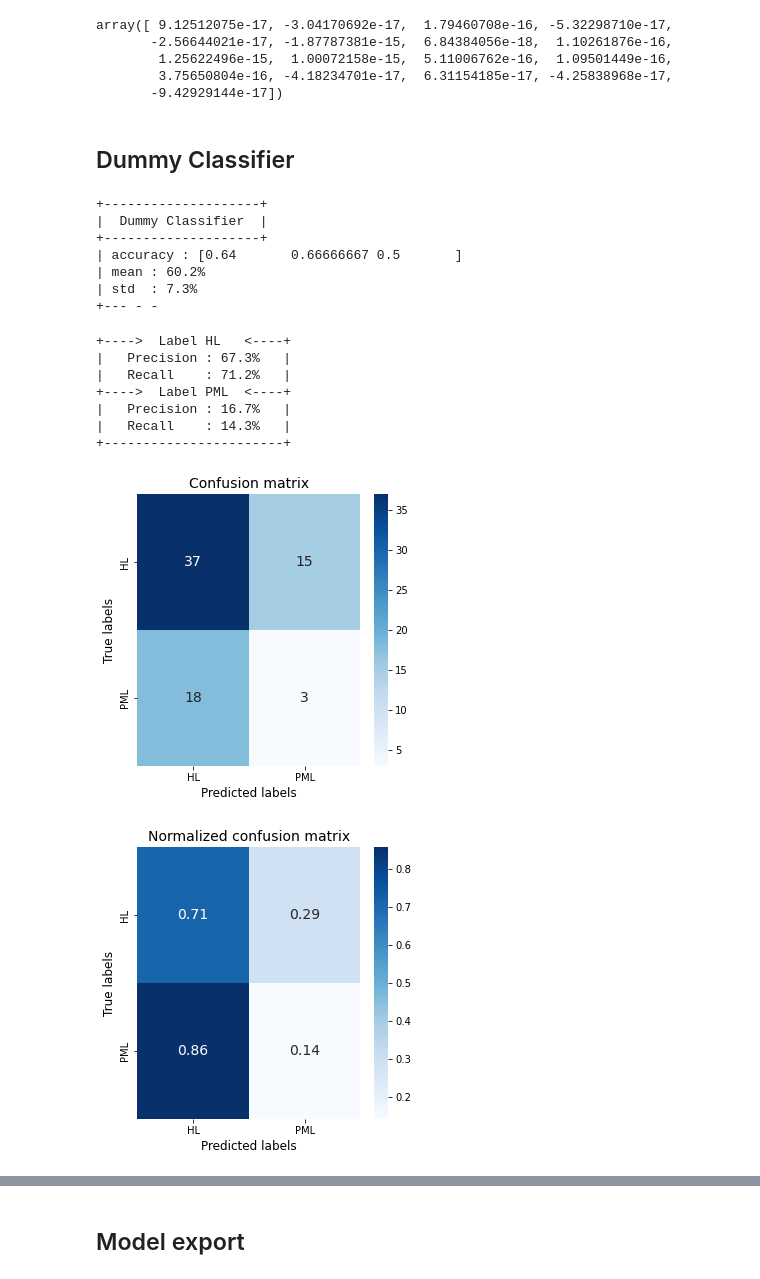
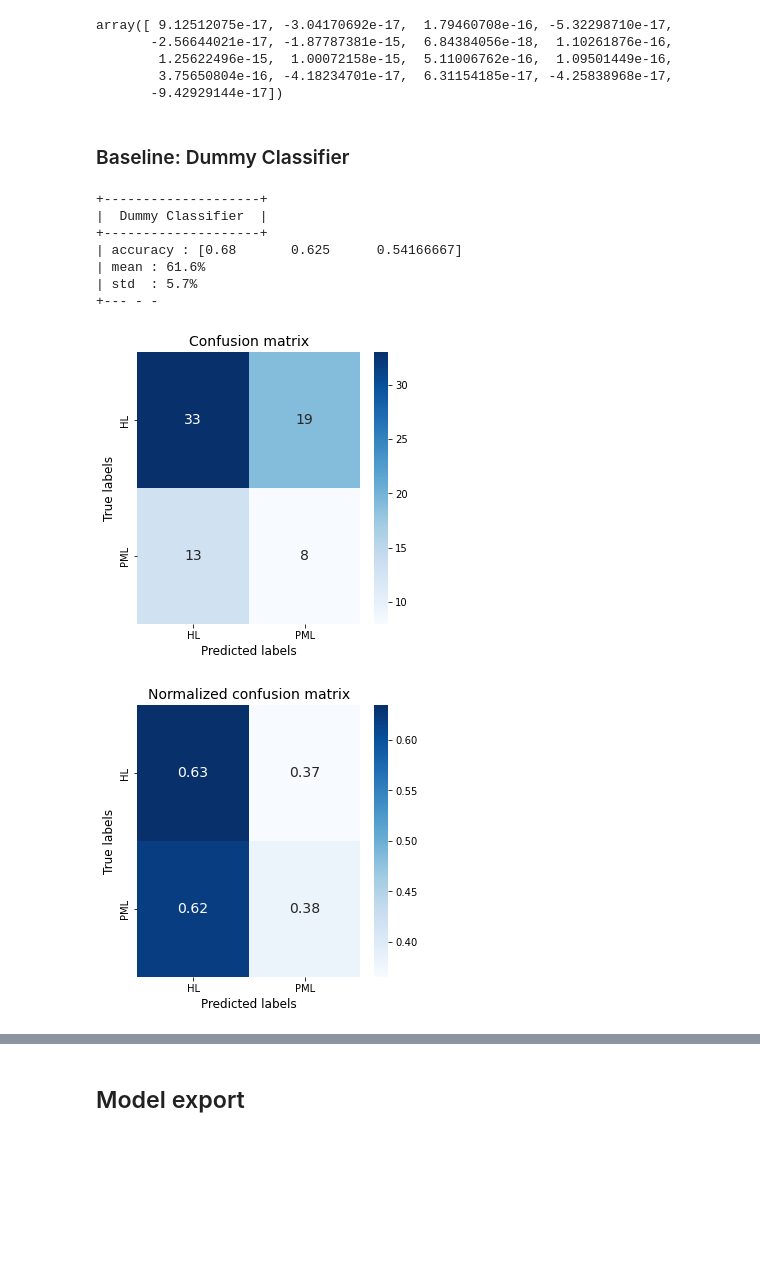
Before and after one commit to harel-coffee/mediastinal-lymphoma-classification-auto, a Jupyter notebook: 5_lymphoma_classification.ipynb, the cells around one changed output, grey strips where cells are left out. Drawn from its saved outputs; the diff is of its cells as text; code cells hidden in the pictures; blank space fills up the shorter version.

```diff
--- a/5_lymphoma_classification.ipynb
+++ b/5_lymphoma_classification.ipynb
@@ -77,15 +88,3 @@ ratio = len(y[y == True]) / len(y[y == False])
 print ( "PML-HL ratio on data-set : {:.1f}%" . format (100 * ratio) )
 # %% [output]
 PML-HL ratio on data-set : 41.5%
-# %%
-from sklearn.model_selection import train_test_split
-
-X_train, X_test, y_train, y_test = train_test_split ( X, y, test_size = 0.2, random_state = 42 )
-
-### Train-set
-ratio_train = len(y_train[y_train == True]) / len(y_train[y_train == False])
-print ( "PML-HL ratio on train-set : {:.1f}%" . format (100 * ratio_train) )
-
-### Test-set
-ratio_test = len(y_test[y_test == True]) / len(y_test[y_test == False])
-print ( "PML-HL ratio on test-set  : {:.1f}%" . format (100 * ratio_test) )
@@ -130,7 +130,7 @@ array([ 9.12512075e-17, -3.04170692e-17,  1.79460708e-16, -5.32298710e-17,
         3.75650804e-16, -4.18234701e-17,  6.31154185e-17, -4.25838968e-17,
        -9.42929144e-17])
 # %% [markdown]
-## Dummy Classifier
+### Baseline: Dummy Classifier
 # %%
 from sklearn.dummy import DummyClassifier
 clf_dummy = DummyClassifier (strategy = "stratified")
@@ -144,25 +144,18 @@ display_score ( scores = accuracy, score_name = "accuracy", model_name = "Dummy
 +--------------------+
 |  Dummy Classifier  |
 +--------------------+
-| accuracy : [0.64       0.66666667 0.5       ]
-| mean : 60.2%
-| std  : 7.3%
+| accuracy : [0.68       0.625      0.54166667]
+| mean : 61.6%
+| std  : 5.7%
 +--- - -
 # %%
 from sklearn.model_selection import cross_val_predict
 dummy_scores = cross_val_predict ( clf_dummy, X_train, y_train, cv = 3, method = "predict_proba" )
-y_train_pred = (dummy_scores[:,1] == 1)
+y_train_pred = ( dummy_scores[:,1] == 1)
 
 from utils import precision_recall_scores
-_ = precision_recall_scores ( y_train, y_train_pred, verbose = True, labels = ["HL", "PML"], show_conf_matrix = True )
+_ = precision_recall_scores ( y_train, y_train_pred, labels = ["HL", "PML"], show_conf_matrix = True )
 # %% [output]
-+---->  Label HL   <----+
-|   Precision : 67.3%   |
-|   Recall    : 71.2%   |
-+---->  Label PML  <----+
-|   Precision : 16.7%   |
-|   Recall    : 14.3%   |
-+-----------------------+
-[figure, old version]
+[figure, new version]
-[figure, old version]
+[figure, new version]
 # %% [markdown]
```
Also changed, not shown: parts of 88 cells of this notebook.
